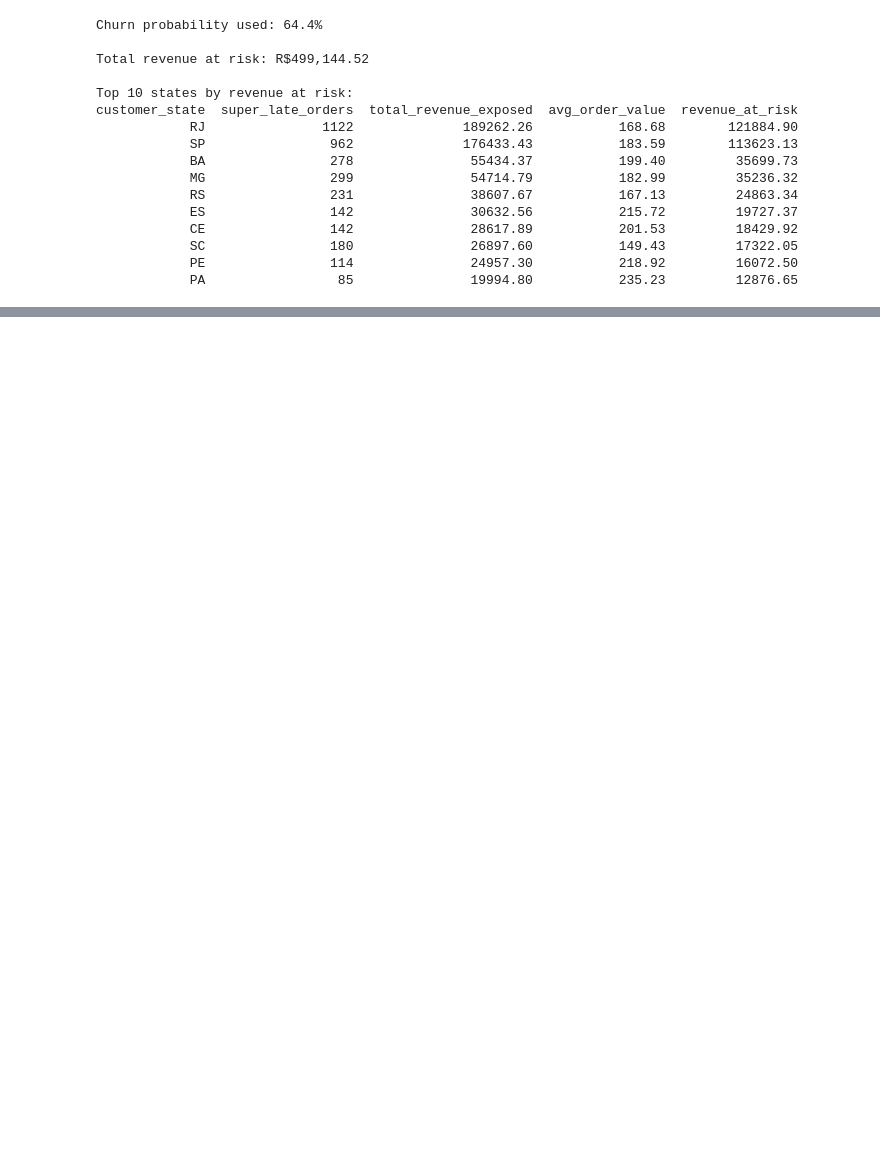
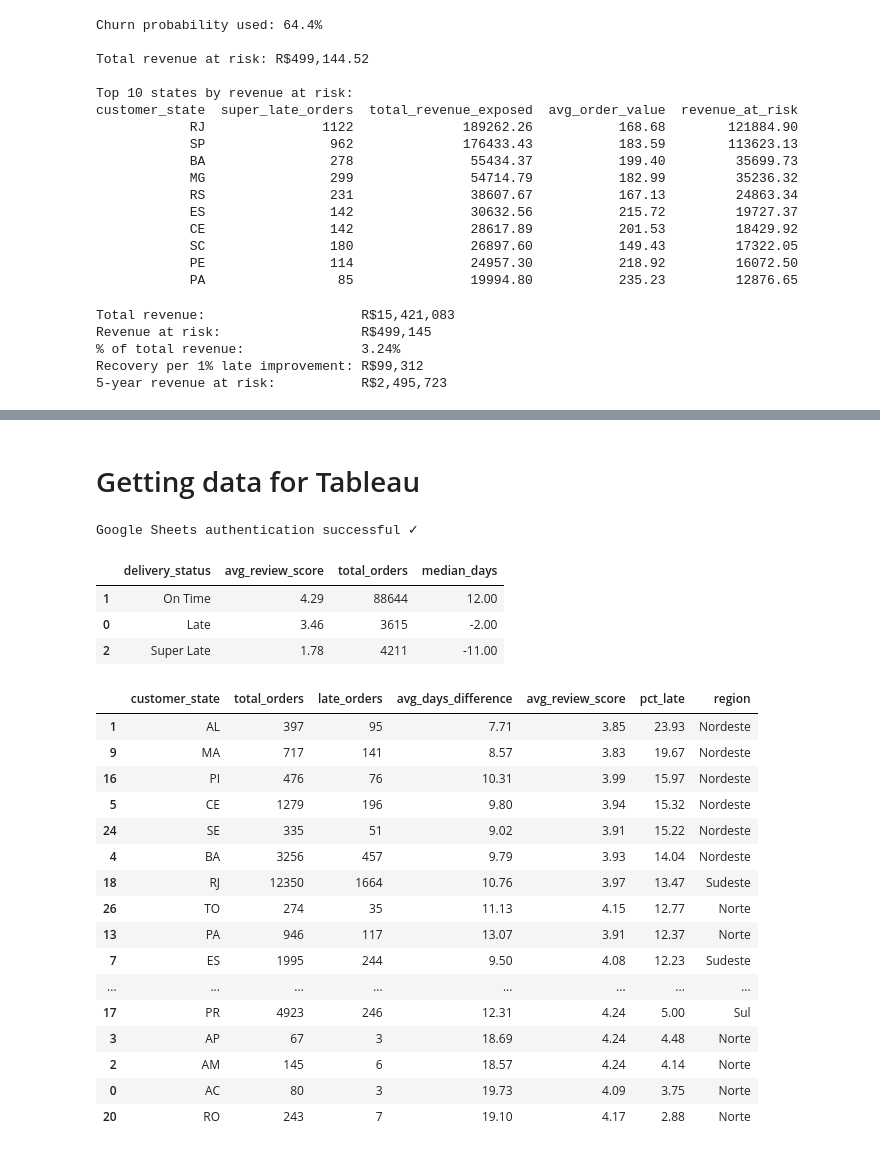
Before and after one commit to BBWorksB/AmaliTech-DEG-Project-based-challenges, a Jupyter notebook: data-engineering/Logistics-auditor/Amaliteh_DE_Logistic.ipynb, the cells around one changed output, grey strips where cells are left out. Saved outputs shown, nothing was run; the diff lists cells and outputs as text; code cells hidden in the pictures; blank space fills up the shorter version.

```diff
--- a/data-engineering/Logistics-auditor/Amaliteh_DE_Logistic.ipynb
+++ b/data-engineering/Logistics-auditor/Amaliteh_DE_Logistic.ipynb
@@ -7,10 +7,6 @@
 # %%
 import pandas as pd
 import numpy as np
-
-# Display settings
-pd.set_option('display.max_columns', None)
-pd.set_option('display.float_format', lambda x: '%.2f' % x)
 # %% [markdown]
 ## 1. Data Loading
 # %%
@@ -1232,6 +1228,23 @@ customer_state  super_late_orders  total_revenue_exposed  avg_order_value  reven
             SC                180               26897.60           149.43         17322.05
             PE                114               24957.30           218.92         16072.50
             PA                 85               19994.80           235.23         12876.65
+# %%
+total_revenue = delivered_with_payments['total_payment'].sum()
+at_risk = revenue_at_risk['revenue_at_risk'].sum()
+pct_of_revenue = (at_risk / total_revenue * 100)
+recovery_per_1pct = total_revenue * 0.01 * churn_probability
+
+print(f"Total revenue:                    R${total_revenue:,.0f}")
+print(f"Revenue at risk:                  R${at_risk:,.0f}")
+print(f"% of total revenue:               {pct_of_revenue:.2f}%")
+print(f"Recovery per 1% late improvement: R${recovery_per_1pct:,.0f}")
+print(f"5-year revenue at risk:           R${at_risk * 5:,.0f}")
+# %% [output]
+Total revenue:                    R$15,421,083
+Revenue at risk:                  R$499,145
+% of total revenue:               3.24%
+Recovery per 1% late improvement: R$99,312
+5-year revenue at risk:           R$2,495,723
 # %%
 fig8 = make_subplots(specs=[[{"secondary_y": True}]])
 
@@ -1275,3 +1288,49 @@ fig8.update_yaxes(title_text="Super Late Orders", secondary_y=True)
 fig8.show()
 # %% [output]
 [interactive output not drawn]
+# %% [markdown]
+# Getting data for Tableau
+# %%
+# Install required libraries
+!pip install gspread gspread-dataframe -q
+
+from google.colab import auth
+auth.authenticate_user()
+
+import gspread
+from gspread_dataframe import set_with_dataframe
+from google.auth import default
+
+creds, _ = default()
+gc = gspread.authorize(creds)
+
+print("Google Sheets authentication successful ✓")
+# %% [output]
+Google Sheets authentication successful ✓
+# %%
+sentiment_summary
+# %% [output]
+|  | delivery_status | avg_review_score | total_orders | median_days |
+| 1 | On Time | 4.29 | 88644 | 12.00 |
+| 0 | Late | 3.46 | 3615 | -2.00 |
+| 2 | Super Late | 1.78 | 4211 | -11.00 |
+# %%
+state_analysis
+# %% [output]
+|  | customer_state | total_orders | late_orders | avg_days_difference | avg_review_score | pct_late | region |
+| 1 | AL | 397 | 95 | 7.71 | 3.85 | 23.93 | Nordeste |
+| 9 | MA | 717 | 141 | 8.57 | 3.83 | 19.67 | Nordeste |
+| 16 | PI | 476 | 76 | 10.31 | 3.99 | 15.97 | Nordeste |
+| 5 | CE | 1279 | 196 | 9.80 | 3.94 | 15.32 | Nordeste |
+| 24 | SE | 335 | 51 | 9.02 | 3.91 | 15.22 | Nordeste |
+| 4 | BA | 3256 | 457 | 9.79 | 3.93 | 14.04 | Nordeste |
+| 18 | RJ | 12350 | 1664 | 10.76 | 3.97 | 13.47 | Sudeste |
+| 26 | TO | 274 | 35 | 11.13 | 4.15 | 12.77 | Norte |
+| 13 | PA | 946 | 117 | 13.07 | 3.91 | 12.37 | Norte |
+| 7 | ES | 1995 | 244 | 9.50 | 4.08 | 12.23 | Sudeste |
+| ... | ... | ... | ... | ... | ... | ... | ... |
+| 17 | PR | 4923 | 246 | 12.31 | 4.24 | 5.00 | Sul |
+| 3 | AP | 67 | 3 | 18.69 | 4.24 | 4.48 | Norte |
+| 2 | AM | 145 | 6 | 18.57 | 4.24 | 4.14 | Norte |
+| 0 | AC | 80 | 3 | 19.73 | 4.09 | 3.75 | Norte |
+| 20 | RO | 243 | 7 | 19.10 | 4.17 | 2.88 | Norte |
```
Also changed, not shown: parts of 6 cells of this notebook.
